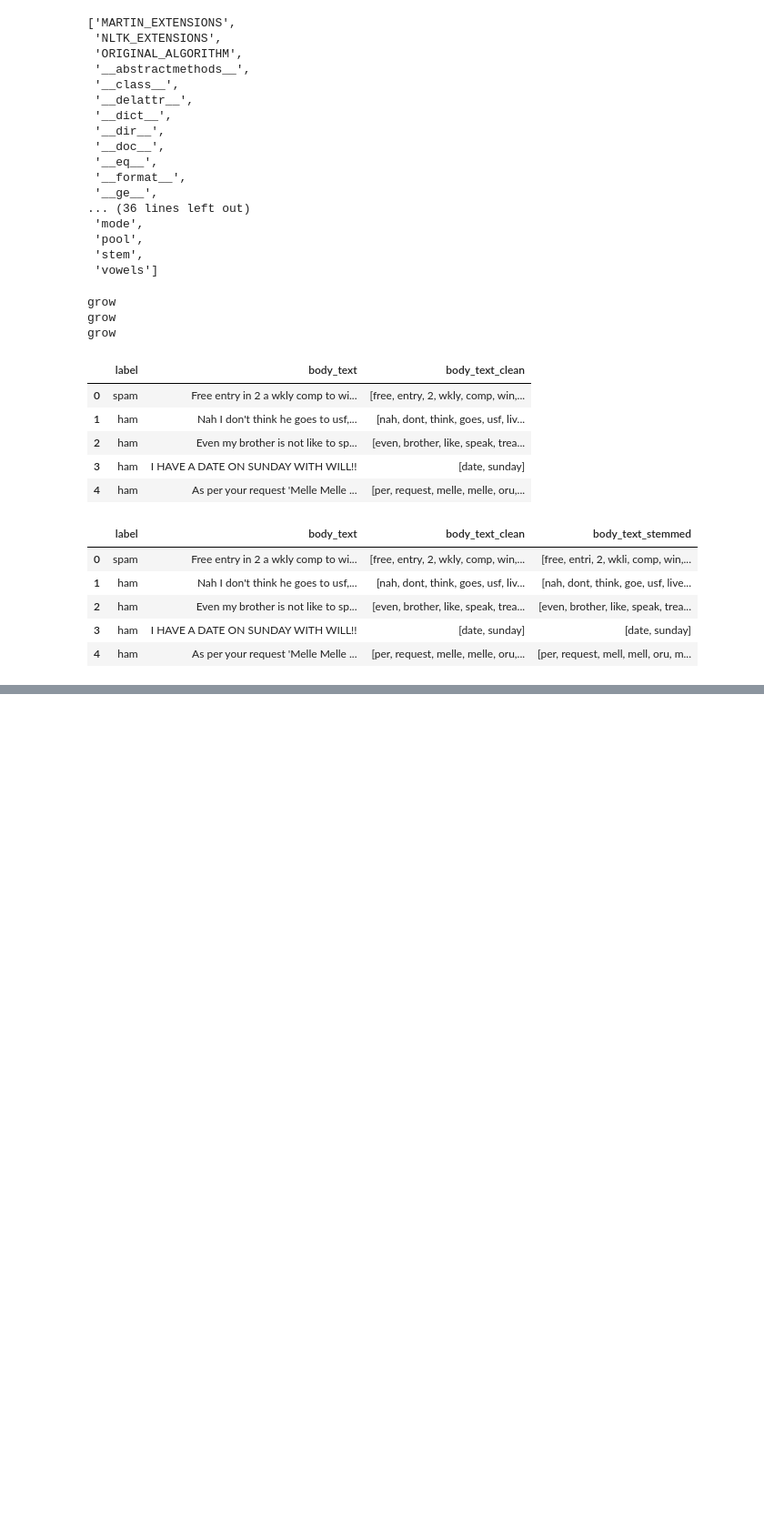
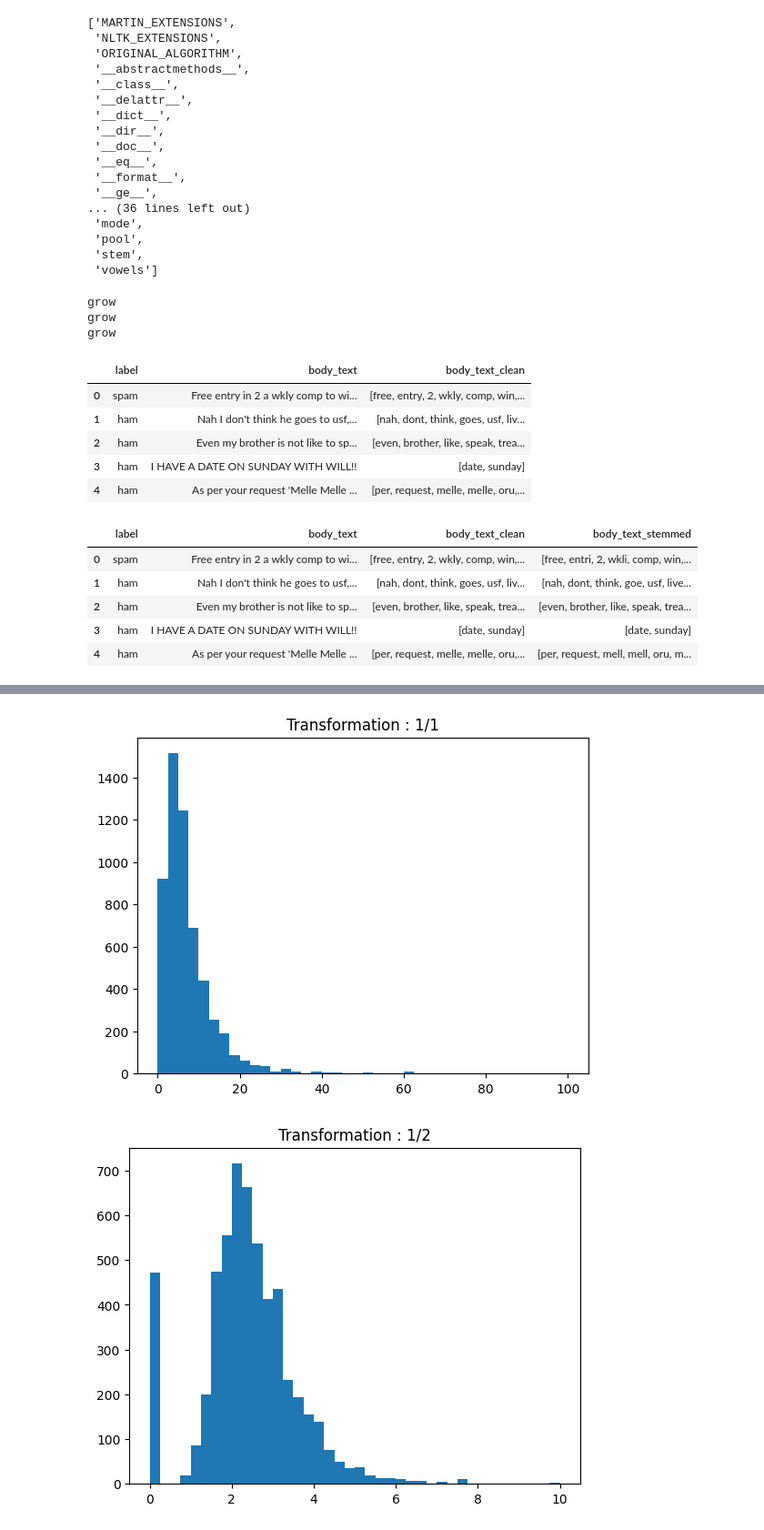
Before and after one commit to narayanacharyuluchitroju/NLP, a Jupyter notebook: ch1.ipynb, the cells around one changed output, grey strips where cells are left out. Shown: that part at 91% size. Cells and saved outputs as stored; diff of their text form; code cells hidden in the pictures; blank space fills up the shorter version.

```diff
--- a/ch1.ipynb
+++ b/ch1.ipynb
@@ -313,0 +501,8 @@ ps = nltk.PorterStemmer()
+# %%
+for i in range(1,5):
+    pyplot.hist((data['punct%'])**(1/i),bins=40)
+    pyplot.title("Transformation : 1/{}".format(str(i)))
+    pyplot.show()
+# %% [output]
+[figure, added]
+[figure, added]
```
Also changed, not shown: parts of 24 cells of this notebook, 1 other file.
